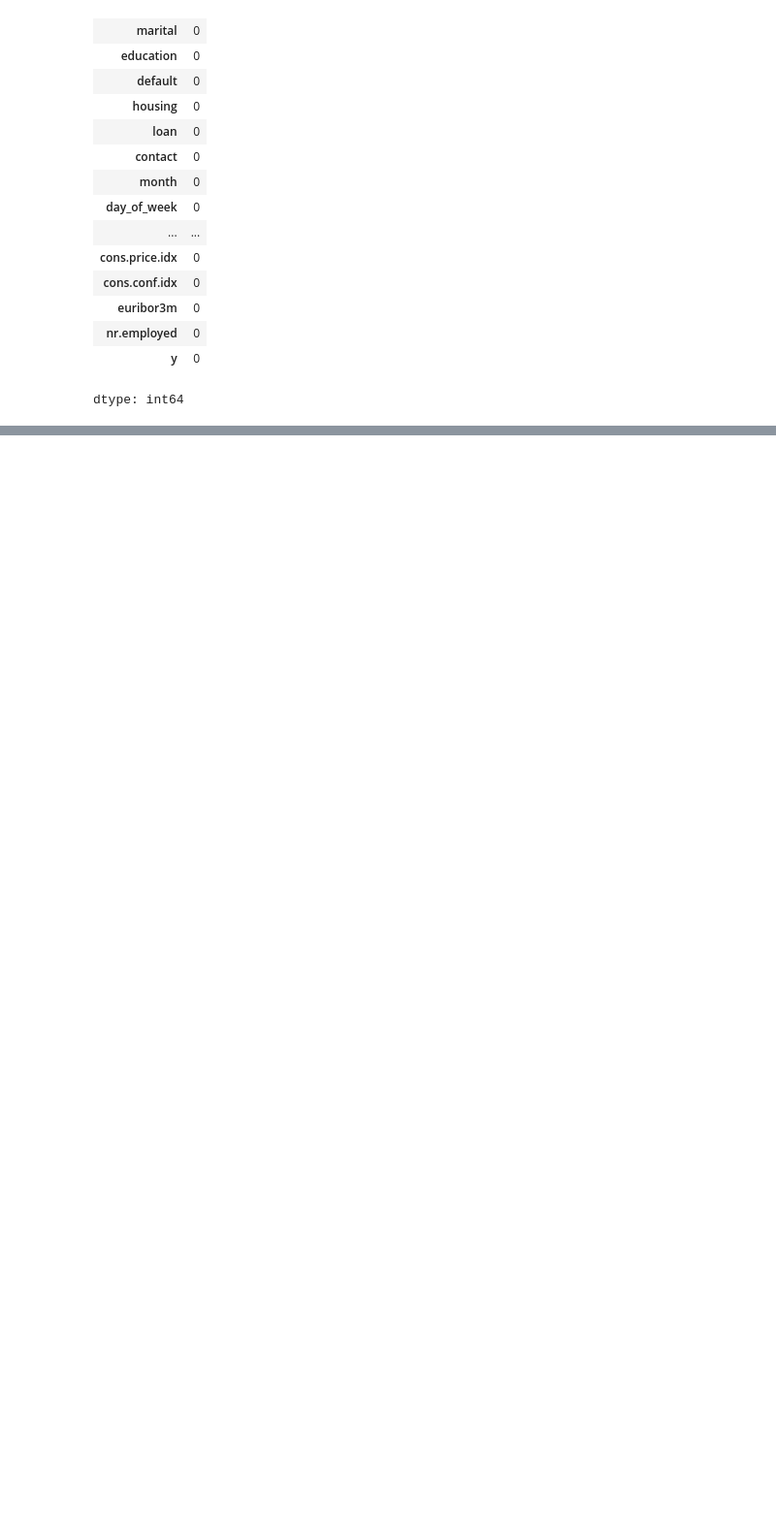
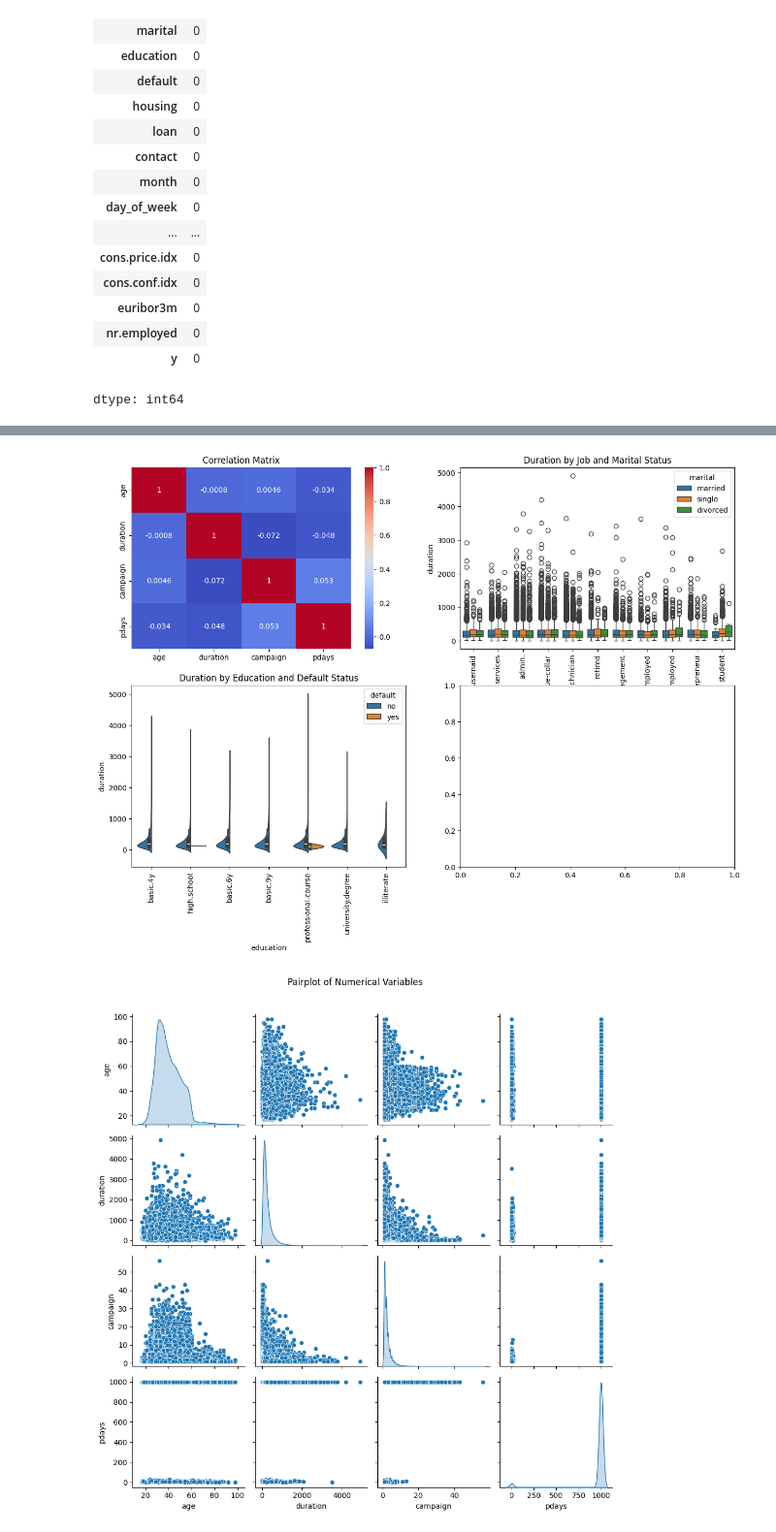
Before and after one commit to Goderr/EDA, a Jupyter notebook: 21BDS0205.ipynb, the cells around one changed output, grey strips where cells are left out. Shown at 97% size. Saved outputs shown, nothing was run; the diff lists cells and outputs as text; code cells hidden in the pictures; blank space fills up the shorter version.

```diff
--- a/21BDS0205.ipynb
+++ b/21BDS0205.ipynb
@@ -212,0 +350,28 @@ dtype: int64
+# %%
+# Set figure size
+fig, axes = plt.subplots(2, 2, figsize=(15, 10))
+
+# Pairplot for numerical variables
+sns.pairplot(df[['age', 'duration', 'campaign', 'pdays']], diag_kind='kde')
+plt.suptitle('Pairplot of Numerical Variables', y=1.02)
+
+# Heatmap for correlation matrix
+corr_matrix = df[['age', 'duration', 'campaign', 'pdays']].corr()
+sns.heatmap(corr_matrix, annot=True, cmap='coolwarm', ax=axes[0, 0])
+axes[0, 0].set_title('Correlation Matrix')
+
+# Boxplot of duration by job and marital status
+sns.boxplot(x='job', y='duration', hue='marital', data=df, ax=axes[0, 1])
+axes[0, 1].set_title('Duration by Job and Marital Status')
+axes[0, 1].tick_params(axis='x', rotation=90)
+
+# Violin plot for duration by education and default status
+sns.violinplot(x='education', y='duration', hue='default', data=df, ax=axes[1, 0], split=True)
+axes[1, 0].set_title('Duration by Education and Default Status')
+axes[1, 0].tick_params(axis='x', rotation=90)
+
+plt.tight_layout()
+plt.show()
+# %% [output]
+[figure, added]
+[figure, added]
```
Also changed, not shown: parts of 14 cells of this notebook.
